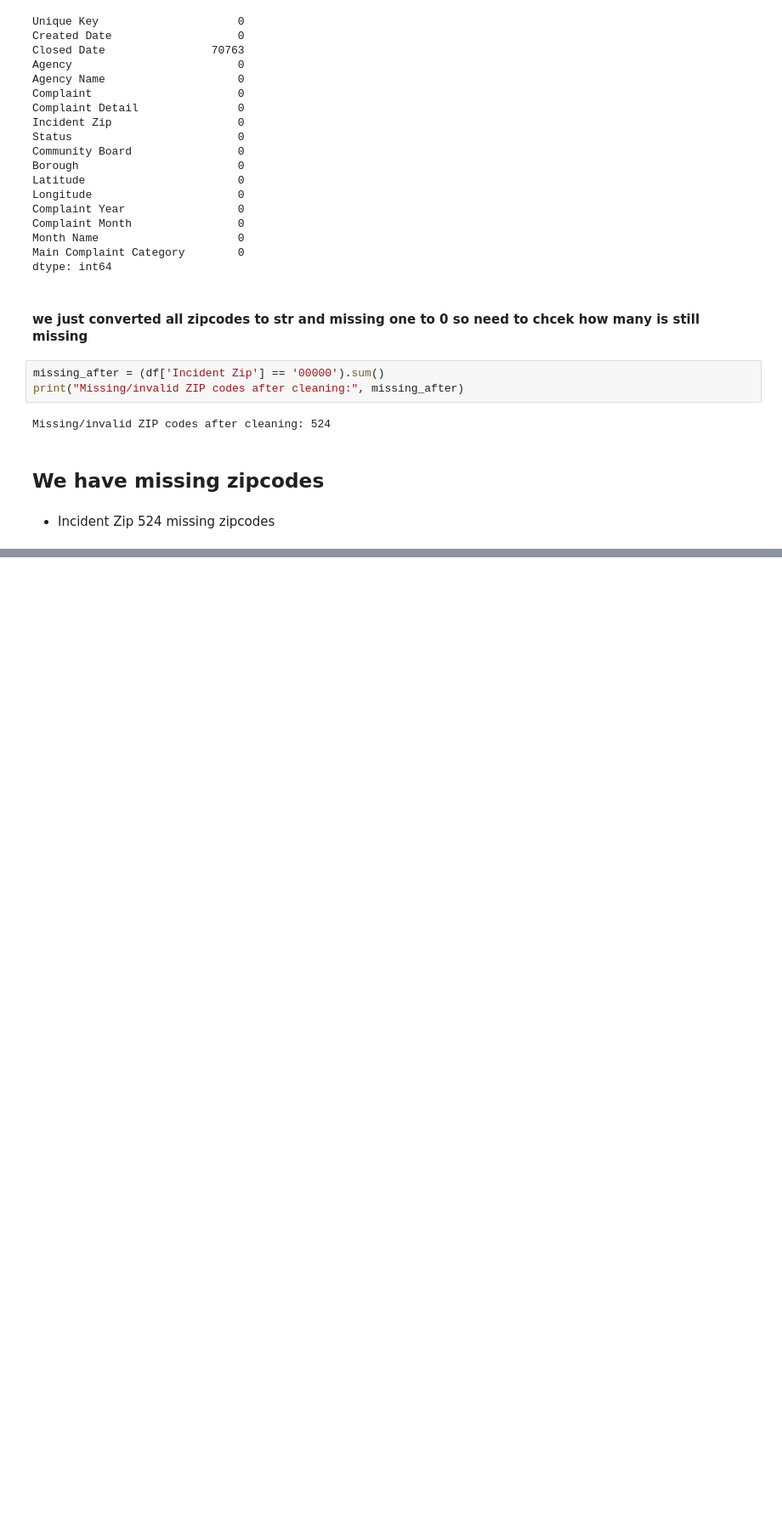
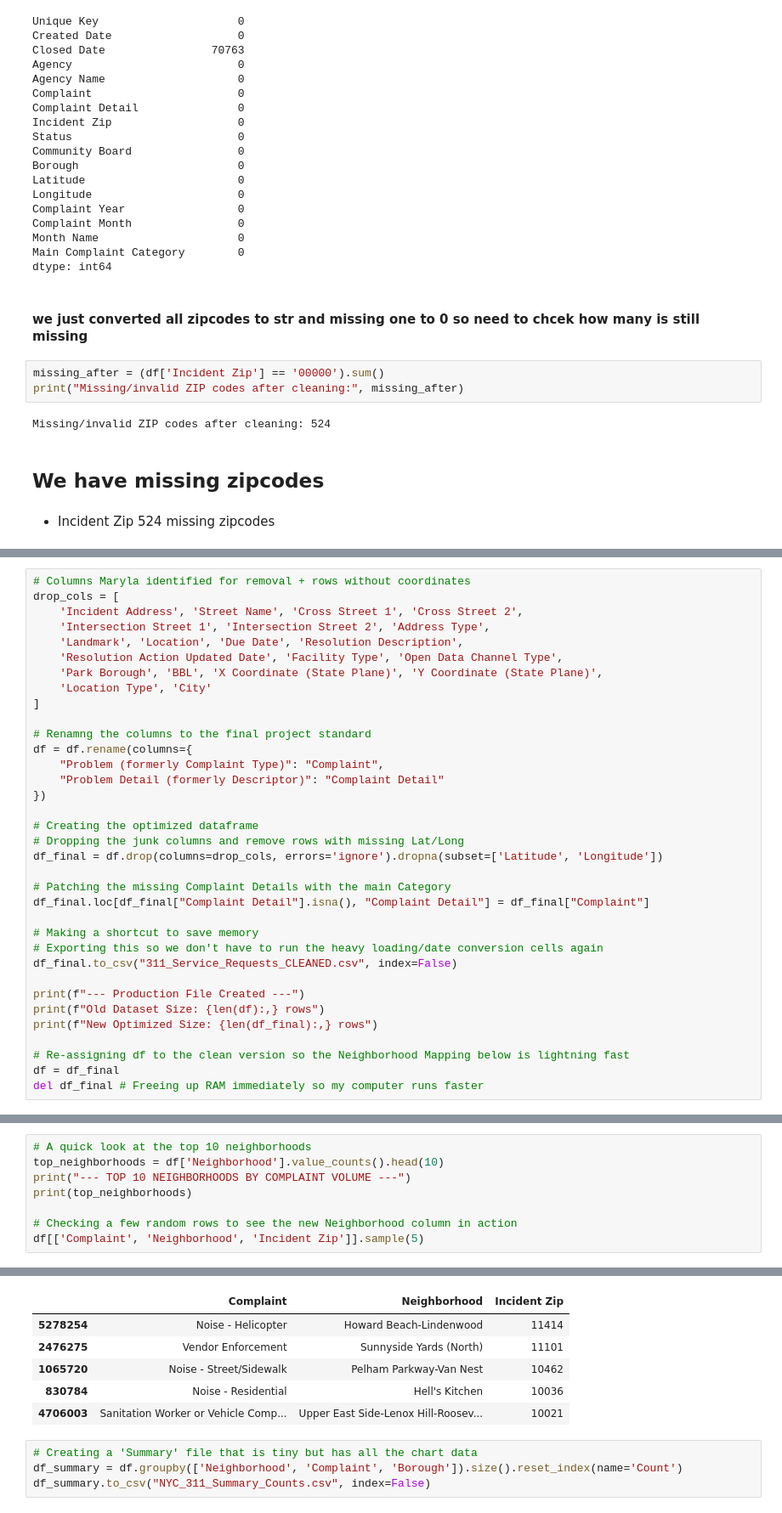
Before and after one commit to QMSS-G5063-2026/Group_Project_311_Service_Requests, a Jupyter notebook: 311_Analysis_Data_Vis.ipynb, the cells around one changed output, grey strips where cells are left out. Shown at 85% size. Cells and saved outputs as stored; diff of their text form; blank space fills up the shorter version.

```diff
--- a/311_Analysis_Data_Vis.ipynb
+++ b/311_Analysis_Data_Vis.ipynb
@@ -657,0 +685,35 @@ Missing/invalid ZIP codes after cleaning: 524
+# %%
+# Columns Maryla identified for removal + rows without coordinates
+drop_cols = [
+    'Incident Address', 'Street Name', 'Cross Street 1', 'Cross Street 2',
+    'Intersection Street 1', 'Intersection Street 2', 'Address Type',
+    'Landmark', 'Location', 'Due Date', 'Resolution Description',
+    'Resolution Action Updated Date', 'Facility Type', 'Open Data Channel Type',
+    'Park Borough', 'BBL', 'X Coordinate (State Plane)', 'Y Coordinate (State Plane)',
+    'Location Type', 'City'
+]
+
+# Renamng the columns to the final project standard
+df = df.rename(columns={
+    "Problem (formerly Complaint Type)": "Complaint",
+    "Problem Detail (formerly Descriptor)": "Complaint Detail"
+})
+
+# Creating the optimized dataframe
+# Dropping the junk columns and remove rows with missing Lat/Long
+df_final = df.drop(columns=drop_cols, errors='ignore').dropna(subset=['Latitude', 'Longitude'])
+
+# Patching the missing Complaint Details with the main Category
+df_final.loc[df_final["Complaint Detail"].isna(), "Complaint Detail"] = df_final["Complaint"]
+
+# Making a shortcut to save memory
+# Exporting this so we don't have to run the heavy loading/date conversion cells again
+df_final.to_csv("311_Service_Requests_CLEANED.csv", index=False)
+
+print(f"--- Production File Created ---")
+print(f"Old Dataset Size: {len(df):,} rows")
+print(f"New Optimized Size: {len(df_final):,} rows")
+
+# Re-assigning df to the clean version so the Neighborhood Mapping below is lightning fast
+df = df_final
+del df_final # Freeing up RAM immediately so my computer runs faster
@@ -657,0 +816,9 @@ Missing/invalid ZIP codes after cleaning: 524
+# %%
+# A quick look at the top 10 neighborhoods
+top_neighborhoods = df['Neighborhood'].value_counts().head(10)
+print("--- TOP 10 NEIGHBORHOODS BY COMPLAINT VOLUME ---")
+print(top_neighborhoods)
+
+# Checking a few random rows to see the new Neighborhood column in action
+df[['Complaint', 'Neighborhood', 'Incident Zip']].sample(5)
+# %% [output]
@@ -657,0 +838,10 @@ Missing/invalid ZIP codes after cleaning: 524
+|  | Complaint | Neighborhood | Incident Zip |
+| 5278254 | Noise - Helicopter | Howard Beach-Lindenwood | 11414 |
+| 2476275 | Vendor Enforcement | Sunnyside Yards (North) | 11101 |
+| 1065720 | Noise - Street/Sidewalk | Pelham Parkway-Van Nest | 10462 |
+| 830784 | Noise - Residential | Hell's Kitchen | 10036 |
+| 4706003 | Sanitation Worker or Vehicle Comp... | Upper East Side-Lenox Hill-Roosev... | 10021 |
+# %%
+# Creating a 'Summary' file that is tiny but has all the chart data
+df_summary = df.groupby(['Neighborhood', 'Complaint', 'Borough']).size().reset_index(name='Count')
+df_summary.to_csv("NYC_311_Summary_Counts.csv", index=False)
```
Also changed, not shown: parts of 10 cells of this notebook, 4 other files.
